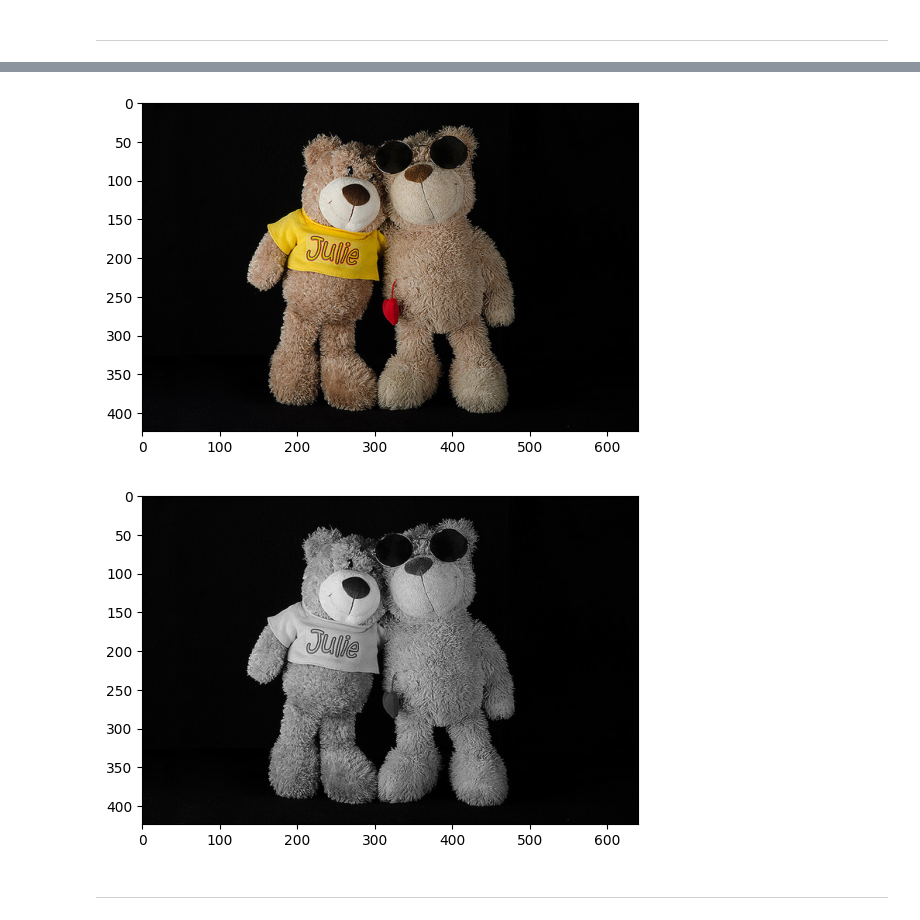
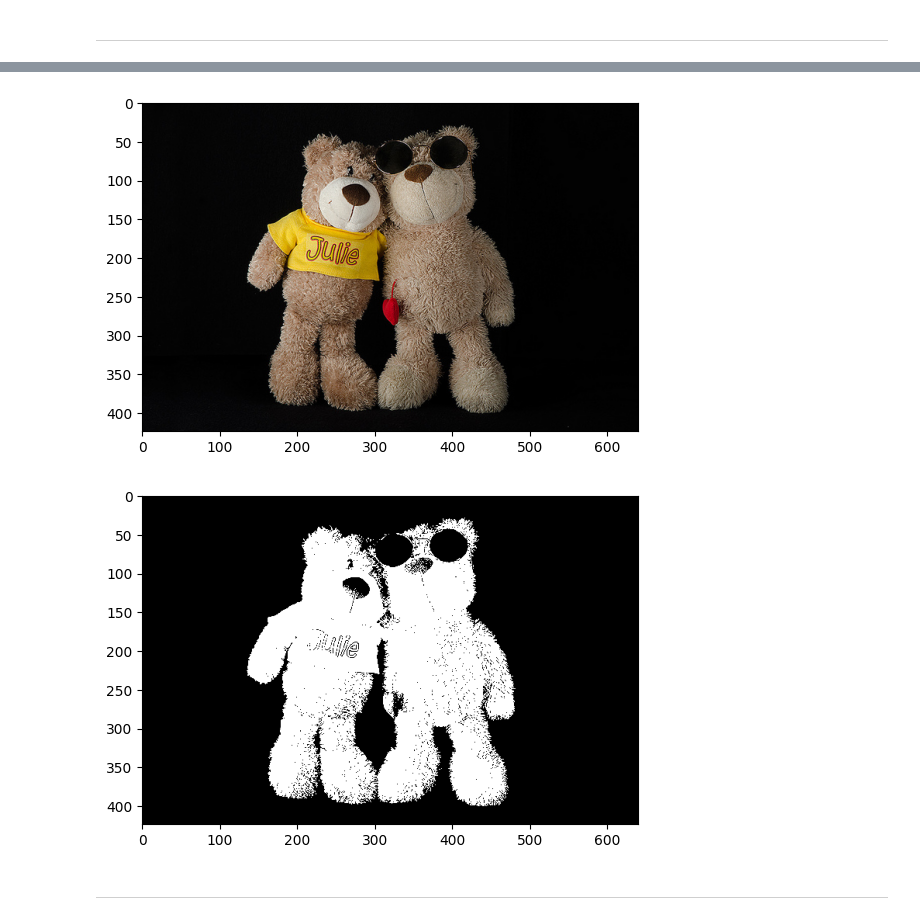
Before and after one commit to dabbie109303501/2024_neaf_dip_exam-test, a Jupyter notebook: dip_exam.ipynb, the cells around one changed output, grey strips where cells are left out. Cells and saved outputs as stored; diff of their text form; code cells hidden in the pictures.

```diff
--- a/dip_exam.ipynb
+++ b/dip_exam.ipynb
@@ -48,19 +48,19 @@ import cv2
 # %%
 # read image
 img_a = cv2.imread("img/5.jpg")
 
 img_a = cv2.cvtColor(img_a,cv2.COLOR_BGR2RGB)
 img_b = cv2.cvtColor(img_a,cv2.COLOR_RGB2GRAY)
-
+ret,img_b=cv2.threshold(img_b, 50 , 255, cv2.THRESH_BINARY)
 
 # show image
 plt.imshow(img_a)
 plt.show()
 plt.imshow(img_b, 'gray')
 plt.show()
 # %% [output]
 [figure]
-[figure, old version]
+[figure, new version]
 # %% [markdown]
 ---
 # %% [markdown]
```
